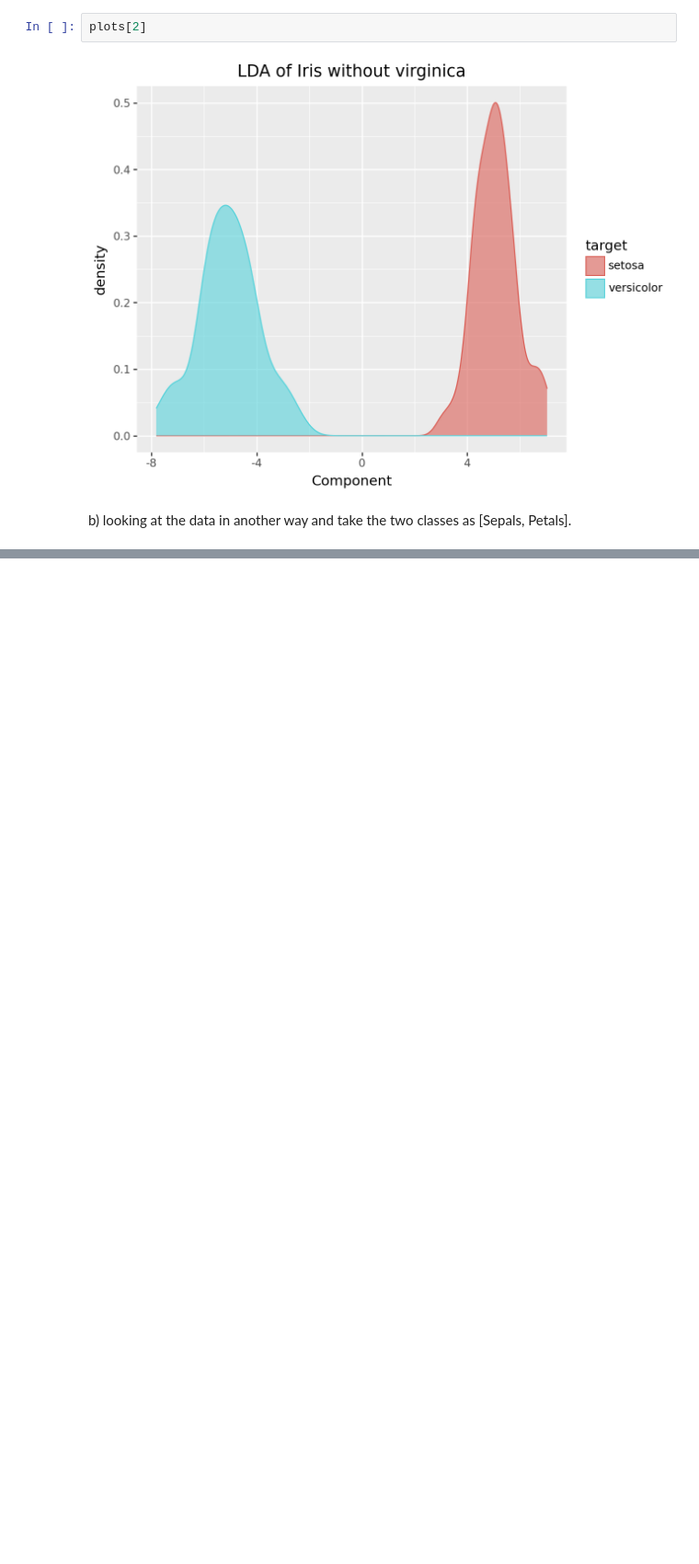
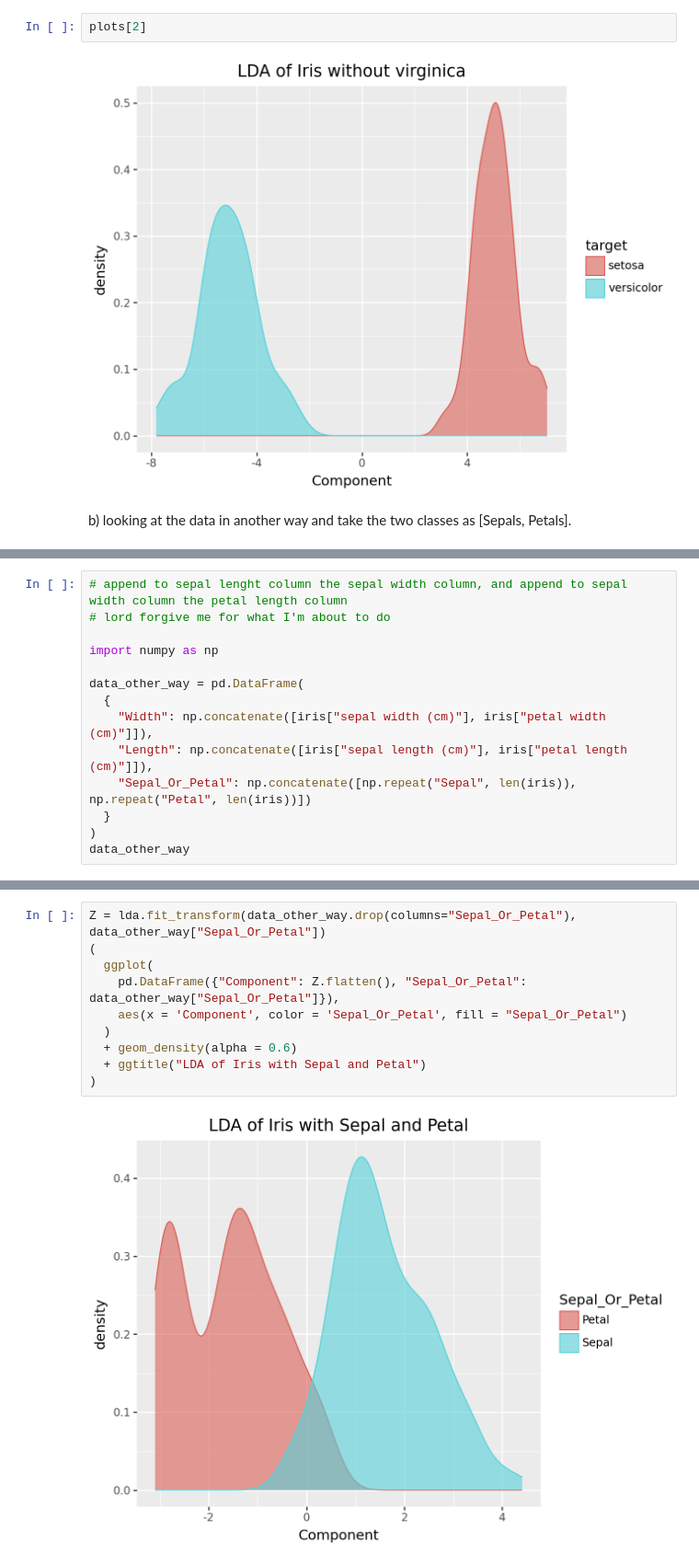
Before and after one commit to notPlancha/eda-lab-1, a Jupyter notebook: src/2.ipynb, the cells around one changed output, grey strips where cells are left out. Shown at 92% size. Saved outputs shown, nothing was run; the diff lists cells and outputs as text; blank space fills up the shorter version.

```diff
--- a/src/2.ipynb
+++ b/src/2.ipynb
@@ -96,0 +81,14 @@ iris # have no idea what this means
+# %%
+# append to sepal lenght column the sepal width column, and append to sepal width column the petal length column
+# lord forgive me for what I'm about to do
+
+import numpy as np
+
+data_other_way = pd.DataFrame(
+  {
+    "Width": np.concatenate([iris["sepal width (cm)"], iris["petal width (cm)"]]),
+    "Length": np.concatenate([iris["sepal length (cm)"], iris["petal length (cm)"]]),
+    "Sepal_Or_Petal": np.concatenate([np.repeat("Sepal", len(iris)), np.repeat("Petal", len(iris))])
+  }
+)
+data_other_way
@@ -96,0 +109,12 @@ iris # have no idea what this means
+# %%
+Z = lda.fit_transform(data_other_way.drop(columns="Sepal_Or_Petal"), data_other_way["Sepal_Or_Petal"])
+(
+  ggplot(
+    pd.DataFrame({"Component": Z.flatten(), "Sepal_Or_Petal": data_other_way["Sepal_Or_Petal"]}),
+    aes(x = 'Component', color = 'Sepal_Or_Petal', fill = "Sepal_Or_Petal")
+  )
+  + geom_density(alpha = 0.6)
+  + ggtitle("LDA of Iris with Sepal and Petal")
+)
+# %% [output]
+[figure, added]
```
Also changed, not shown: parts of 2 cells of this notebook, 2 other files.
